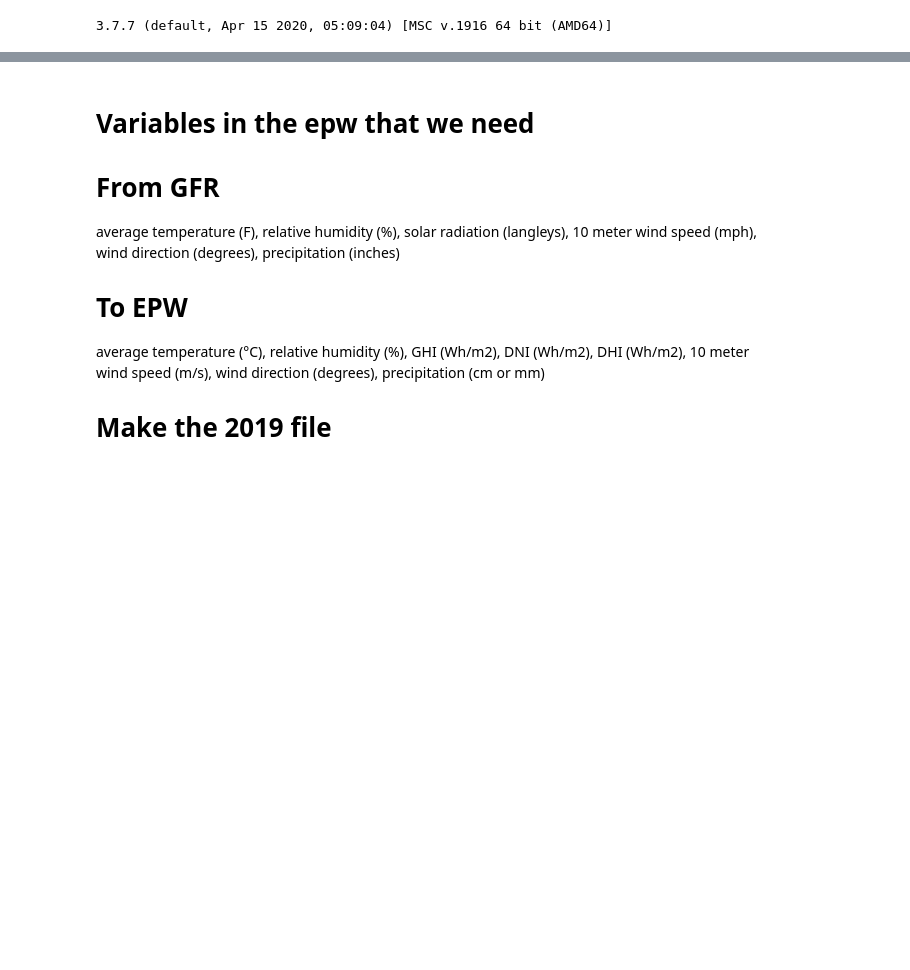
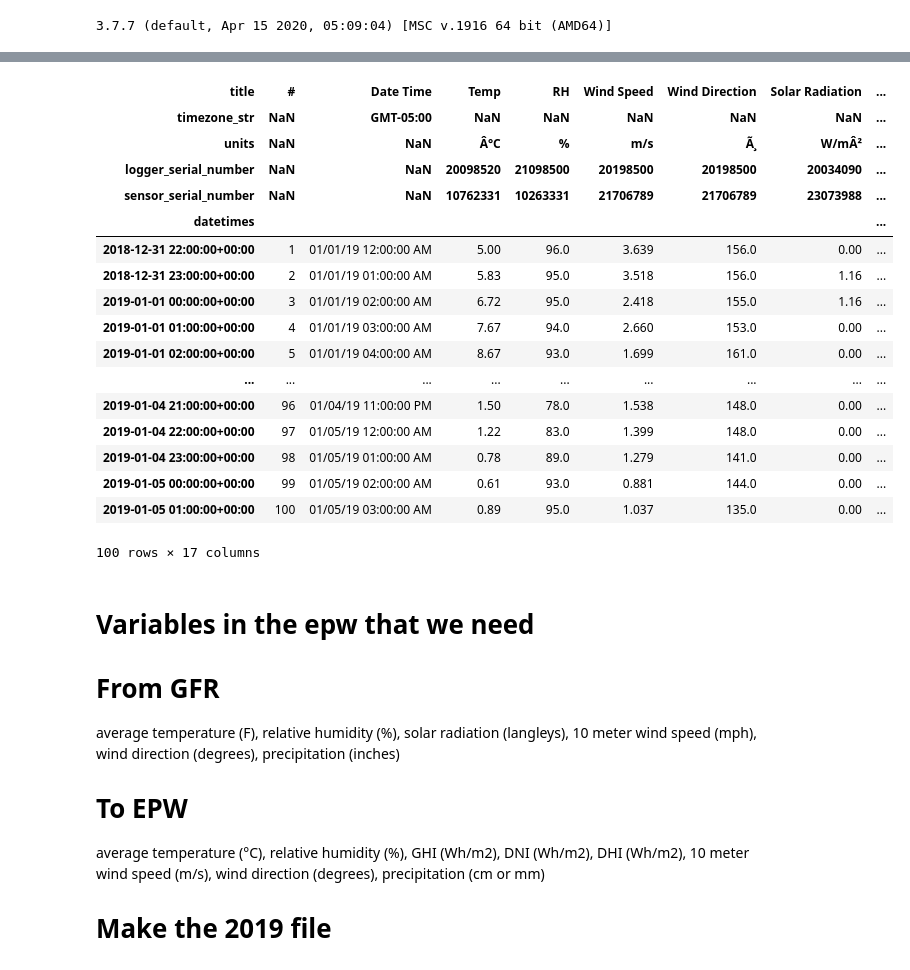
Before and after one commit to kastnerp/CampusMicroclimateAndWeather, a Jupyter notebook: ReadPlot.ipynb, the cells around one changed output, grey strips where cells are left out. Saved outputs shown, nothing was run; the diff lists cells and outputs as text; code cells hidden in the pictures; blank space fills up the shorter version.

```diff
--- a/ReadPlot.ipynb
+++ b/ReadPlot.ipynb
@@ -317,7 +430,7 @@ import pandas as pd
 from hoboreader import HoboReader
 from gen_reindl import *
 
-S2 = HoboReader("DL2_PSB_2019_EPW_DATA.csv")
+S2 = HoboReader("DL2_PSB_Parking_Lot.csv")
 df2 = S2.get_dataframe()
 
 # Create date series using date_range() function
@@ -334,41 +447,74 @@ lon = 76.48120  # west-positive for Reindl split (Alstan)
 # Then the gen_reindl program can be run. -l is longitude (west positive),
 # -a is latitude (north positive) and -m is the time zone in a multiple of
 # 15 degrees from the meridian. The command below is for Singapore, and
 # you note that it is in the wrong time zone. UTC+8 * 15 = -120, despite a
 # -103.98 longitude.
 # > gen_reindl -m -120 -l -103.98 -a 1.37 -i input.txt -o output.wea
 
 # pos
 time_zone = 5 * 15  # west-positive
 
 #print("month, day, time, GHR\n")
 
 
-%timeit GenReindl(lat, lon, time_zone).calc_split(4, 22, 8.333333333, 107)
+# %timeit GenReindl(lat, lon, time_zone).calc_split(4, 22, 8.333333333, 107)
 
 
 def calc_split_df(df):
     df['hour'] = df.index.hour
     df['day'] = df.index.day
     df['month'] = df.index.month
     df['year'] = df.index.year
     df['DHR'] = 0
     df['DNI'] = 0
     solar_rad_column = np.argmax(df.columns.get_loc('Solar Radiation'))
 
-    i = 0
-    for index, row in tqdm(df.iterrows(), total=df.shape[0]):
+
+    gr = GenReindl(lat, lon, time_zone)
+
+
+    utc = timezone('UTC')
+    fmt = '%Y-%m-%d %H:%M:%S %Z%z'
+
+    length = df.shape[0]
+    idx = df.index
+
+    for i in tqdm(range(length), total=length):
         GHR = df.iloc[i, solar_rad_column]
-        DNI, DHR = GenReindl(lat, lon, time_zone).calc_split(
-            df.month[i], df.day[i], df.hour[i], GHR)
+        DNI, DHR = gr.calc_split(df.month[i], df.day[i], df.hour[i], GHR)
         #print(i,  GHR, DNI, DHR)
-        dt = datetime(year=df.index.year[i], month=df.index.month[i],
-                      day=df.index.day[i], hour=df.index.hour[i])
+        dt = datetime(year=idx.year[i], month=idx.month[i],
+                      day=idx.day[i], hour=idx.hour[i], tzinfo=utc)
+
+        #loc_dt = utc_dt.astimezone(eastern)
+        #loc_dt.strftime(fmt)
+
         df.loc[dt, 'DHR'] = DHR
         df.loc[dt, 'DNI'] = DNI
-        i += 1
 
     return df
+
+
+#calc_split_df(df5[:100])
+# %% [output]
+| title | # | Date Time | Temp | RH | Wind Speed | Wind Direction | Solar Radiation | ... |
+| timezone_str | NaN | GMT-05:00 | NaN | NaN | NaN | NaN | NaN | ... |
+| units | NaN | NaN | Â°C | % | m/s | Ã¸ | W/mÂ² | ... |
+| logger_serial_number | NaN | NaN | 20098520 | 21098500 | 20198500 | 20198500 | 20034090 | ... |
+| sensor_serial_number | NaN | NaN | 10762331 | 10263331 | 21706789 | 21706789 | 23073988 | ... |
+| datetimes |  |  |  |  |  |  |  | ... |
+| 2018-12-31 22:00:00+00:00 | 1 | 01/01/19 12:00:00 AM | 5.00 | 96.0 | 3.639 | 156.0 | 0.00 | ... |
+| 2018-12-31 23:00:00+00:00 | 2 | 01/01/19 01:00:00 AM | 5.83 | 95.0 | 3.518 | 156.0 | 1.16 | ... |
+| 2019-01-01 00:00:00+00:00 | 3 | 01/01/19 02:00:00 AM | 6.72 | 95.0 | 2.418 | 155.0 | 1.16 | ... |
+| 2019-01-01 01:00:00+00:00 | 4 | 01/01/19 03:00:00 AM | 7.67 | 94.0 | 2.660 | 153.0 | 0.00 | ... |
+| 2019-01-01 02:00:00+00:00 | 5 | 01/01/19 04:00:00 AM | 8.67 | 93.0 | 1.699 | 161.0 | 0.00 | ... |
+| ... | ... | ... | ... | ... | ... | ... | ... | ... |
+| 2019-01-04 21:00:00+00:00 | 96 | 01/04/19 11:00:00 PM | 1.50 | 78.0 | 1.538 | 148.0 | 0.00 | ... |
+| 2019-01-04 22:00:00+00:00 | 97 | 01/05/19 12:00:00 AM | 1.22 | 83.0 | 1.399 | 148.0 | 0.00 | ... |
+| 2019-01-04 23:00:00+00:00 | 98 | 01/05/19 01:00:00 AM | 0.78 | 89.0 | 1.279 | 141.0 | 0.00 | ... |
+| 2019-01-05 00:00:00+00:00 | 99 | 01/05/19 02:00:00 AM | 0.61 | 93.0 | 0.881 | 144.0 | 0.00 | ... |
+| 2019-01-05 01:00:00+00:00 | 100 | 01/05/19 03:00:00 AM | 0.89 | 95.0 | 1.037 | 135.0 | 0.00 | ... |
+100 rows × 17 columns
 # %% [markdown]
 # Variables in the epw that we need
 
```
Also changed, not shown: parts of 10 cells of this notebook, 7 other files.
